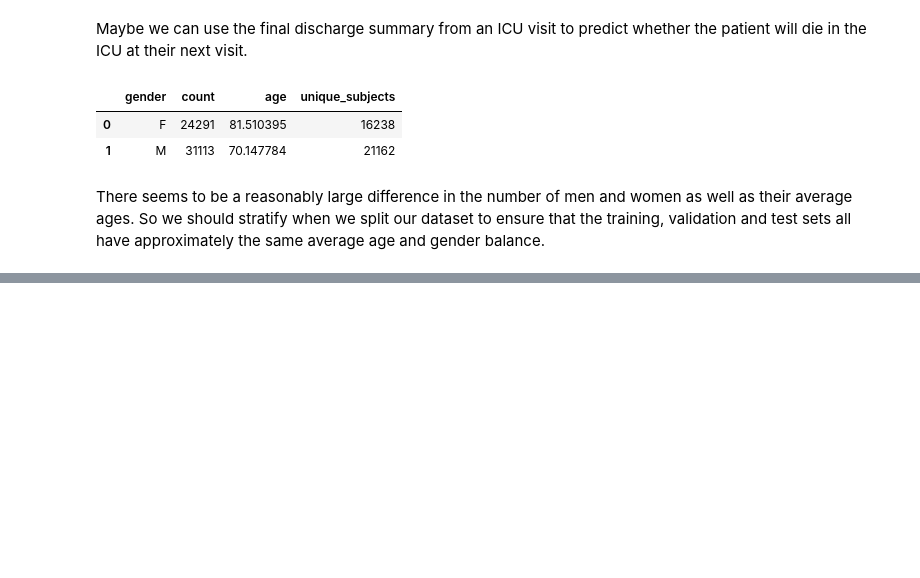
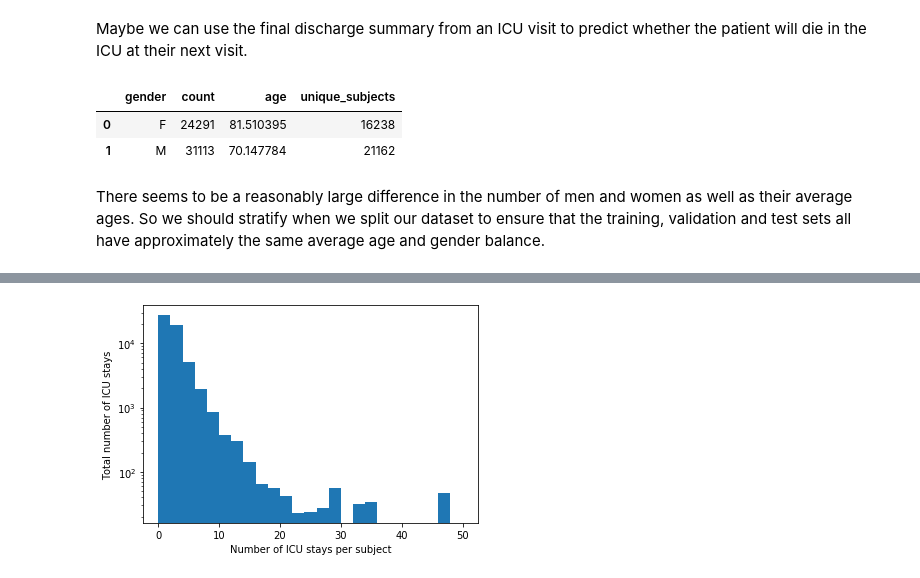
Before and after one commit to amin-nejad/mimic-text-generation, a Jupyter notebook: analysis/discharge_summary.ipynb, the cells around one changed output, grey strips where cells are left out. Cells and saved outputs as stored; diff of their text form; code cells hidden in the pictures; blank space fills up the shorter version.

```diff
--- a/analysis/discharge_summary.ipynb
+++ b/analysis/discharge_summary.ipynb
@@ -173,0 +177,17 @@ There seems to be a reasonably large difference in the number of men and women a
+# %%
+sql = """
+  SELECT
+      n.subject_id,
+      COUNT(n.subject_id) AS num
+  FROM patients p
+  INNER JOIN noteevents n
+  ON p.subject_id = n.subject_id
+  WHERE n.category = 'Discharge summary'
+  AND ROUND((cast(chartdate as date) - cast(dob as date)) / 365.242,0) > 14
+  GROUP BY n.subject_id
+  ORDER BY num DESC
+"""
+
+df_summary = pd.read_sql_query(sqlalchemy.text(sql), cnx)
+
+df_summary.head()
@@ -173,0 +201,8 @@ There seems to be a reasonably large difference in the number of men and women a
+# %%
+plt.hist(df_summary['num'], bins=25, range=(0, 50), weights=df_summary['num'])
+plt.ylabel('Total number of ICU stays')
+plt.xlabel('Number of ICU stays per subject')
+plt.yscale('log')
+plt.savefig('admissions.pdf')
+# %% [output]
+[figure, added]
```
Also changed, not shown: parts of 3 cells of this notebook, 8 other files.
